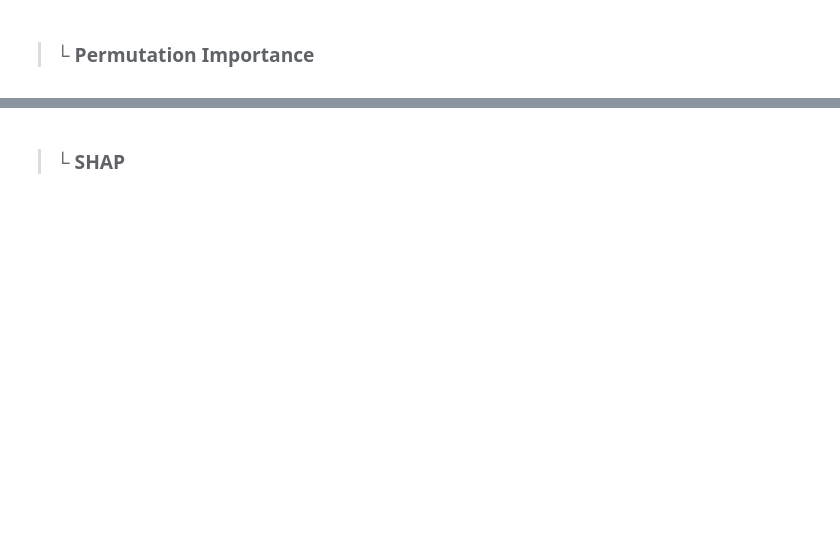
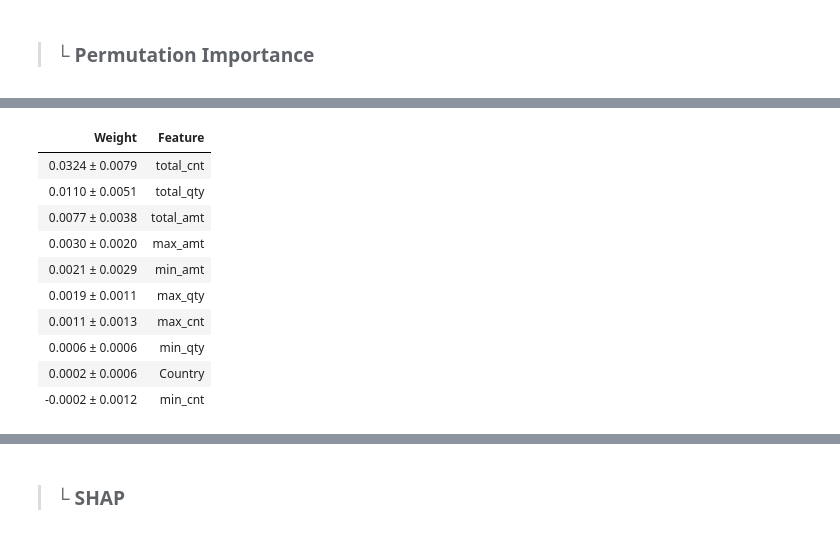
Before and after one commit to asyncFlow-dad/TIL_python, a Jupyter notebook: TIL/data analysis/Part 3. 데이터 분석 프로세스 (step by step).ipynb, the cells around one changed output, grey strips where cells are left out. Cells and saved outputs as stored; diff of their text form; code cells hidden in the pictures; blank space fills up the shorter version.

```diff
--- a/TIL/data analysis/Part 3. 데이터 분석 프로세스 (step by step).ipynb
+++ b/TIL/data analysis/Part 3. 데이터 분석 프로세스 (step by step).ipynb
@@ -2287,0 +2403,32 @@ eli5.show_weights(perm, top = 11, feature_names = x_train.columns.tolist())
+# %%
+# ▶ RFC Model
+# NOTE: PermutationImportance requires all input features to be numeric.
+# Encode categorical columns first (e.g., with pd.get_dummies or LabelEncoder).
+
+# Example: If 'Country' column is categorical, use OneHotEncoder or pd.get_dummies on all such columns before fitting.
+
+from sklearn.preprocessing import LabelEncoder
+
+# Identify the columns that are of object (categorical) type
+categorical_cols = x_train.select_dtypes(include=['object']).columns
+
+# Apply LabelEncoder to each categorical column in BOTH train and test for consistency
+x_train_numeric = x_train.copy()
+for col in categorical_cols:
+    le = LabelEncoder()
+    x_train_numeric[col] = le.fit_transform(x_train[col].astype(str))
+
+perm = PermutationImportance(rfc, random_state=1).fit(x_train_numeric, y_train)
+eli5.show_weights(perm, top = 11, feature_names = x_train_numeric.columns.tolist())
+# %% [output]
+| Weight | Feature |
+| 0.0324 ± 0.0079 | total_cnt |
+| 0.0110 ± 0.0051 | total_qty |
+| 0.0077 ± 0.0038 | total_amt |
+| 0.0030 ± 0.0020 | max_amt |
+| 0.0021 ± 0.0029 | min_amt |
+| 0.0019 ± 0.0011 | max_qty |
+| 0.0011 ± 0.0013 | max_cnt |
+| 0.0006 ± 0.0006 | min_qty |
+| 0.0002 ± 0.0006 | Country |
+| -0.0002 ± 0.0012 | min_cnt |
```
Also changed, not shown: parts of 34 cells of this notebook, 2 other files.
